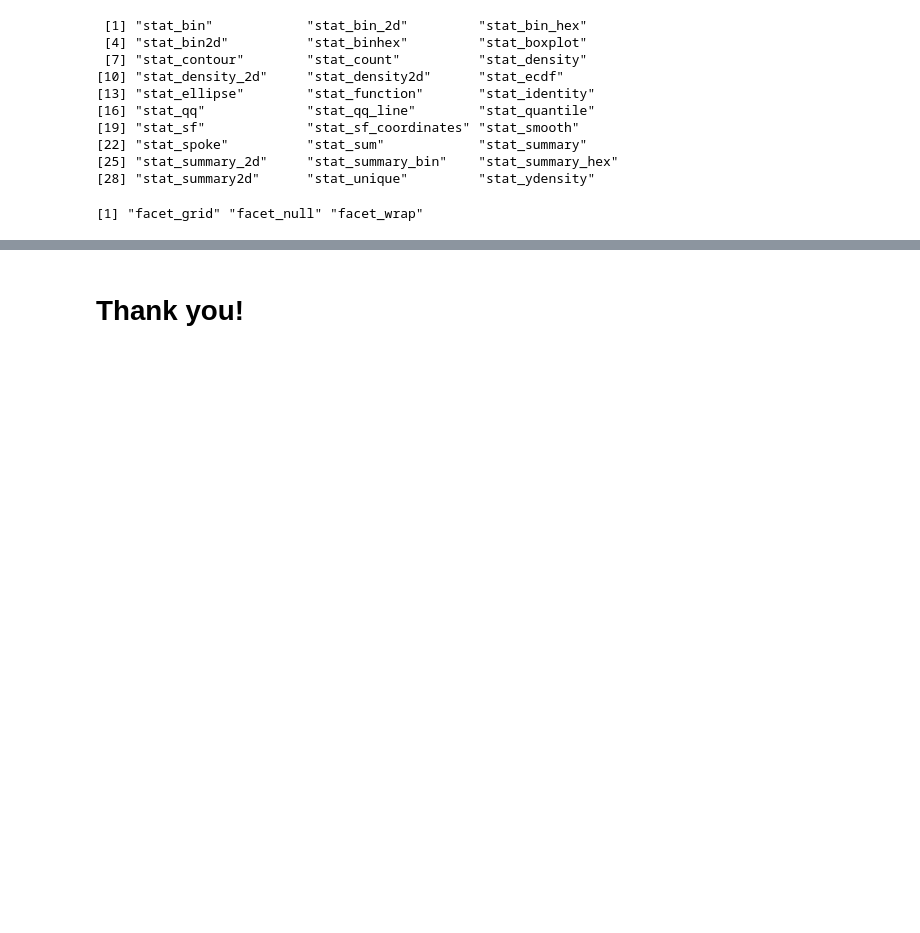
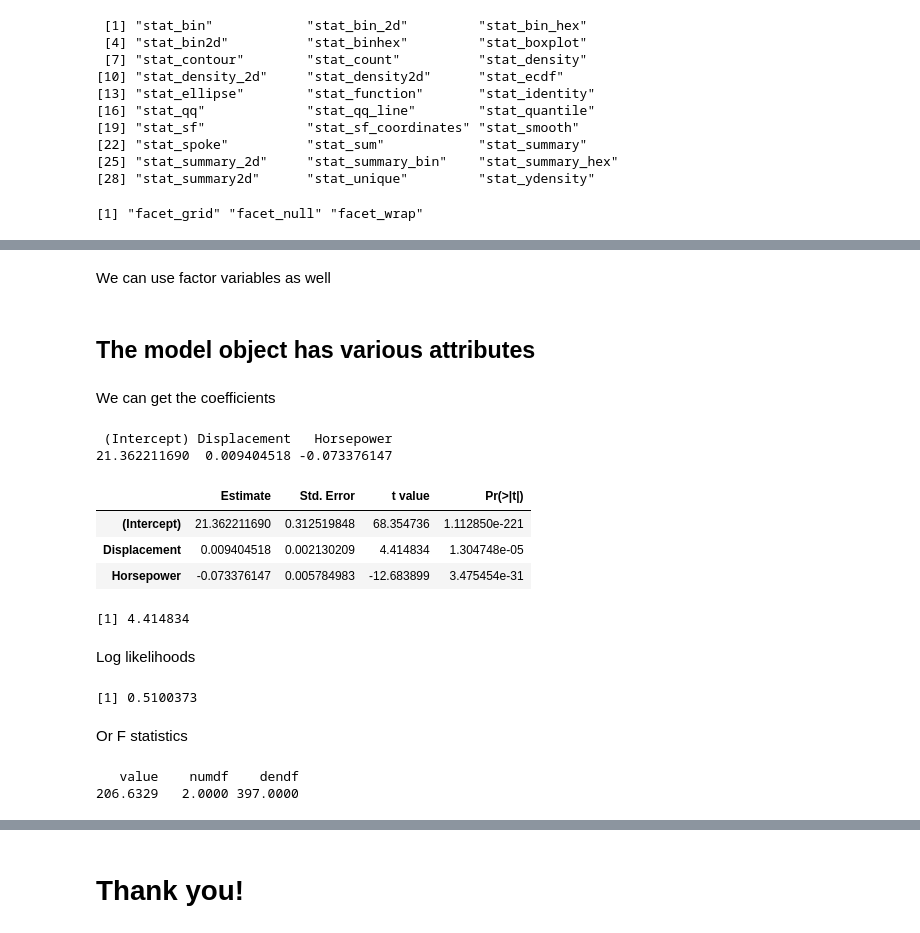
Before and after one commit to stanmart/mnb_dataviz, a Jupyter notebook: dataviz_r.ipynb, the cells around one changed output, grey strips where cells are left out. Drawn from its saved outputs; the diff is of its cells as text; code cells hidden in the pictures; blank space fills up the shorter version.

```diff
--- a/dataviz_r.ipynb
+++ b/dataviz_r.ipynb
@@ -992,0 +1113,2 @@ ls("package:ggplot2")[grep("^facet_", ls("package:ggplot2"))]
+# %%
+model_1 <- lm(Acceleration ~ Displacement + Horsepower, data = cars_tbl)
@@ -992,0 +1154,2 @@ ls("package:ggplot2")[grep("^facet_", ls("package:ggplot2"))]
+# %% [markdown]
+We can use factor variables as well
@@ -992,0 +1161,34 @@ ls("package:ggplot2")[grep("^facet_", ls("package:ggplot2"))]
+# %% [markdown]
+## The model object has various attributes
+# %% [markdown]
+We can get the coefficients
+# %%
+model_1$coefficients
+# %% [output]
+ (Intercept) Displacement   Horsepower
+21.362211690  0.009404518 -0.073376147
+# %%
+summary(model_1)$coefficients
+# %% [output]
+|  | Estimate | Std. Error | t value | Pr(>|t|) |
+| (Intercept) | 21.362211690 | 0.312519848 | 68.354736 | 1.112850e-221 |
+| Displacement | 0.009404518 | 0.002130209 | 4.414834 | 1.304748e-05 |
+| Horsepower | -0.073376147 | 0.005784983 | -12.683899 | 3.475454e-31 |
+# %%
+coef_mat <- summary(model_1)$coefficients  # it is a matrix
+coef_mat["Displacement", "t value"]
+# %% [output]
+[1] 4.414834
+# %% [markdown]
+Log likelihoods
+# %%
+summary(model_1)$r.squared
+# %% [output]
+[1] 0.5100373
+# %% [markdown]
+Or F statistics
+# %%
+summary(model_1)$fstatistic
+# %% [output]
+   value    numdf    dendf
+206.6329   2.0000 397.0000
```
Also changed, not shown: parts of 81 cells of this notebook, 1 other file.
